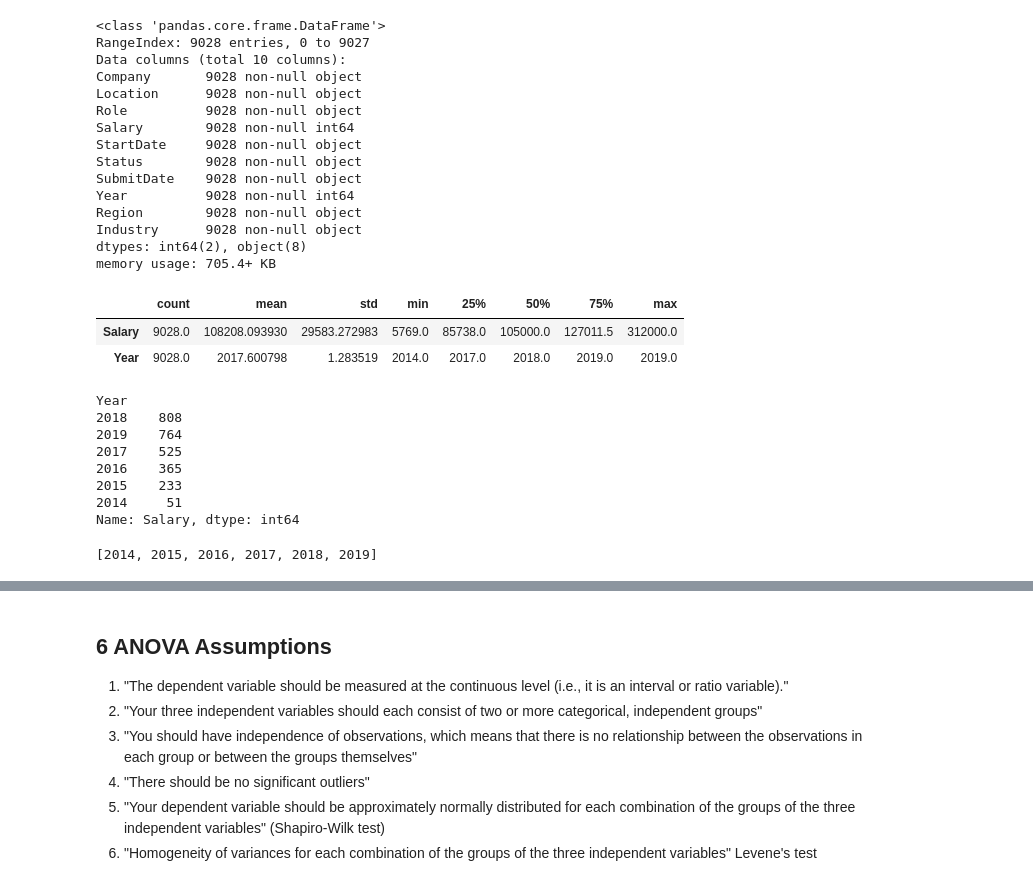
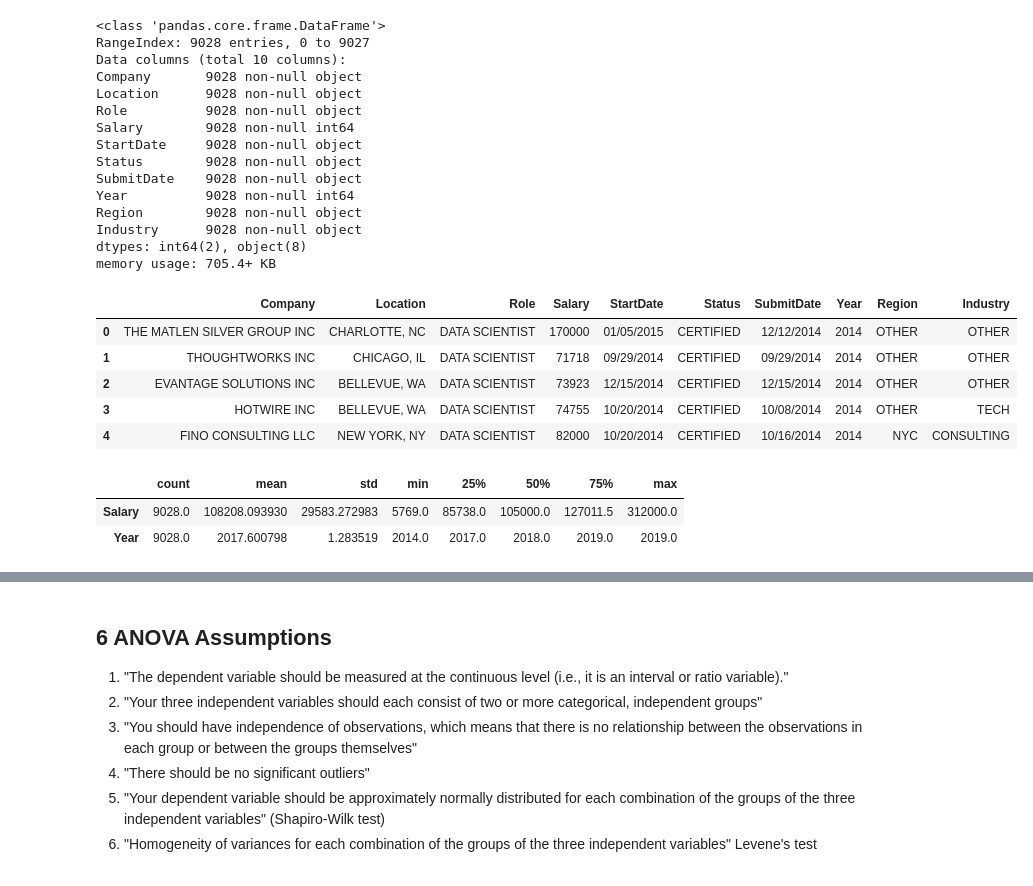
Before and after one commit to Jaboola9/Data_Scientist_Salaries_USA, a Jupyter notebook: ANOVA_testing.ipynb, the cells around one changed output, grey strips where cells are left out. Saved outputs shown, nothing was run; the diff lists cells and outputs as text; code cells hidden in the pictures.

```diff
--- a/ANOVA_testing.ipynb
+++ b/ANOVA_testing.ipynb
@@ -49,26 +64,18 @@ Region        9028 non-null object
 Industry      9028 non-null object
 dtypes: int64(2), object(8)
 memory usage: 705.4+ KB
+# %%
+h1b1.head()
+# %% [output]
+|  | Company | Location | Role | Salary | StartDate | Status | SubmitDate | Year | Region | Industry |
+| 0 | THE MATLEN SILVER GROUP INC | CHARLOTTE, NC | DATA SCIENTIST | 170000 | 01/05/2015 | CERTIFIED | 12/12/2014 | 2014 | OTHER | OTHER |
+| 1 | THOUGHTWORKS INC | CHICAGO, IL | DATA SCIENTIST | 71718 | 09/29/2014 | CERTIFIED | 09/29/2014 | 2014 | OTHER | OTHER |
+| 2 | EVANTAGE SOLUTIONS INC | BELLEVUE, WA | DATA SCIENTIST | 73923 | 12/15/2014 | CERTIFIED | 12/15/2014 | 2014 | OTHER | OTHER |
+| 3 | HOTWIRE INC | BELLEVUE, WA | DATA SCIENTIST | 74755 | 10/20/2014 | CERTIFIED | 10/08/2014 | 2014 | OTHER | TECH |
+| 4 | FINO CONSULTING LLC | NEW YORK, NY | DATA SCIENTIST | 82000 | 10/20/2014 | CERTIFIED | 10/16/2014 | 2014 | NYC | CONSULTING |
 # %%
 h1b1.describe().T
 # %% [output]
 |  | count | mean | std | min | 25% | 50% | 75% | max |
 | Salary | 9028.0 | 108208.093930 | 29583.272983 | 5769.0 | 85738.0 | 105000.0 | 127011.5 | 312000.0 |
 | Year | 9028.0 | 2017.600798 | 1.283519 | 2014.0 | 2017.0 | 2018.0 | 2019.0 | 2019.0 |
-# %%
-# comparing accross more than two years is problematic so lets see when the bulk of our data comes from
-h1b1.groupby('Year')['Salary'].nunique().sort_values(ascending=False)
-# %% [output]
-Year
-2018    808
-2019    764
-2017    525
-2016    365
-2015    233
-2014     51
-Name: Salary, dtype: int64
-# %%
-years = list(h1b1.Year.unique())
-years
-# %% [output]
-[2014, 2015, 2016, 2017, 2018, 2019]
```
Also changed, not shown: parts of 43 cells of this notebook.
